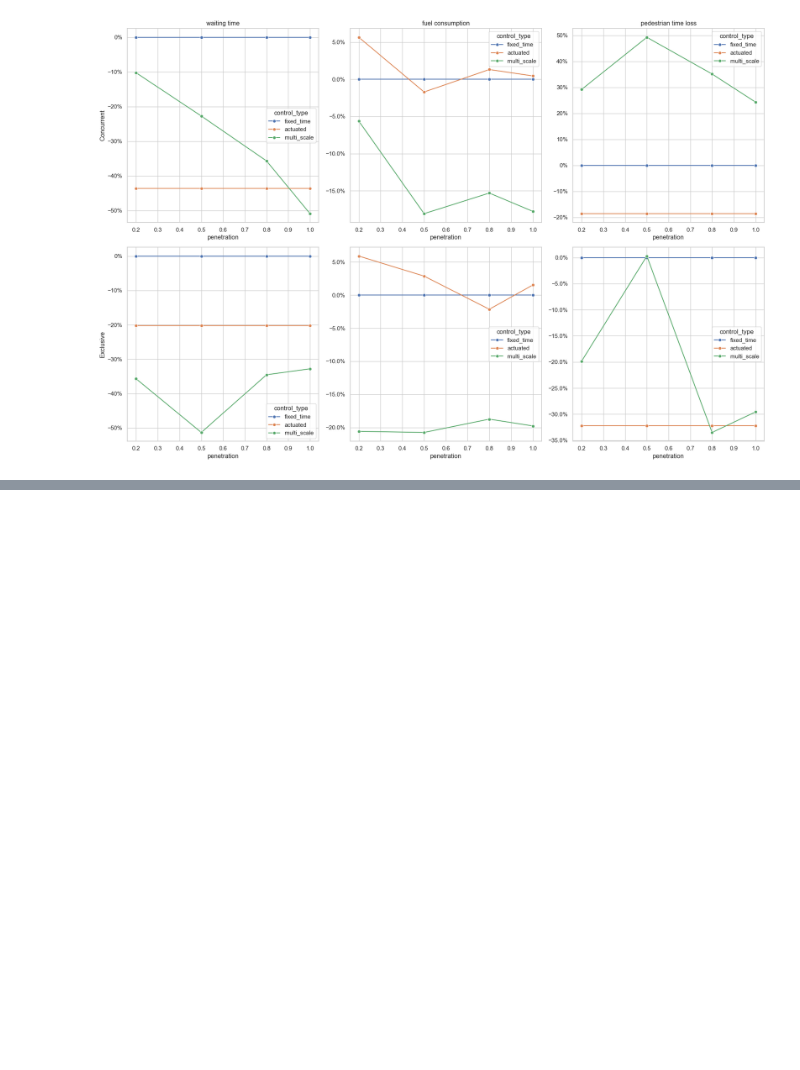
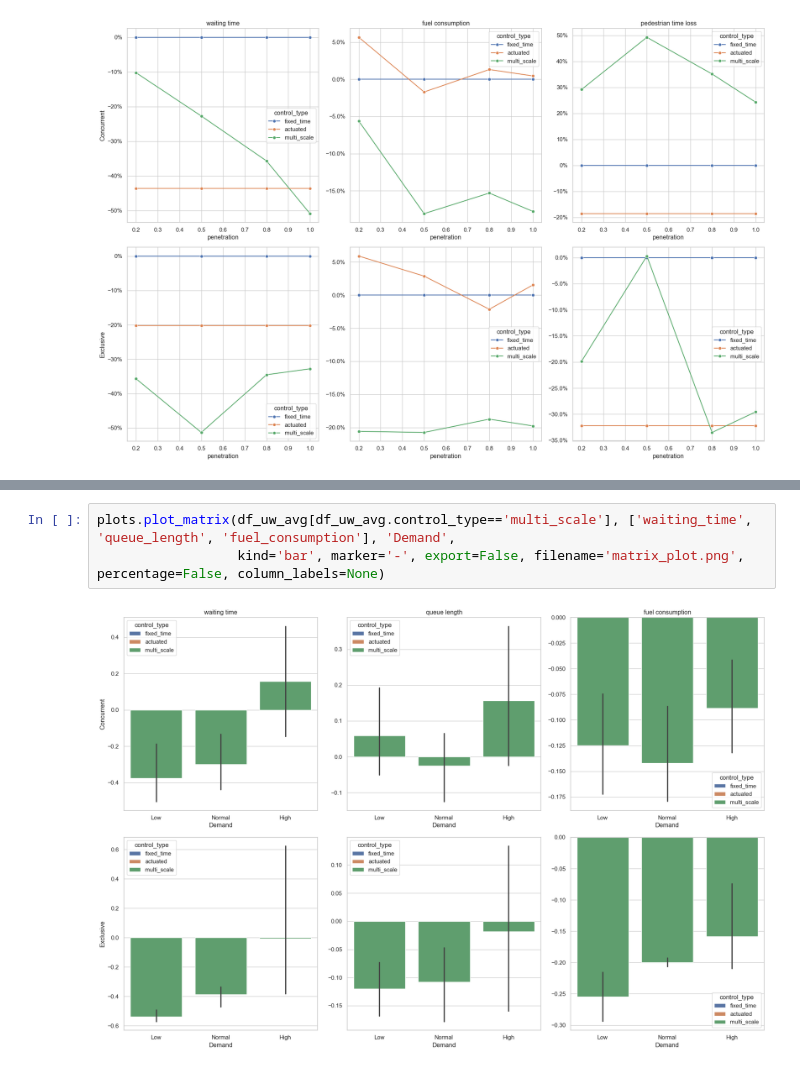
Before and after one commit to BlueSoheil99/UW_CET593_project2, a Jupyter notebook: plots/analysis.ipynb, the cells around one changed output, grey strips where cells are left out. Drawn from its saved outputs; the diff is of its cells as text; blank space fills up the shorter version.

```diff
--- a/plots/analysis.ipynb
+++ b/plots/analysis.ipynb
@@ -86,0 +128,5 @@ plots.plot_matrix(df_avg, ['waiting_time', 'fuel_consumption', 'pedestrian_time_
+# %%
+plots.plot_matrix(df_uw_avg[df_uw_avg.control_type=='multi_scale'], ['waiting_time', 'queue_length', 'fuel_consumption'], 'Demand',
+                  kind='bar', marker='-', export=False, filename='matrix_plot.png', percentage=False, column_labels=None)
+# %% [output]
+[figure, added]
```
Also changed, not shown: parts of 13 cells of this notebook, 19 other files.
